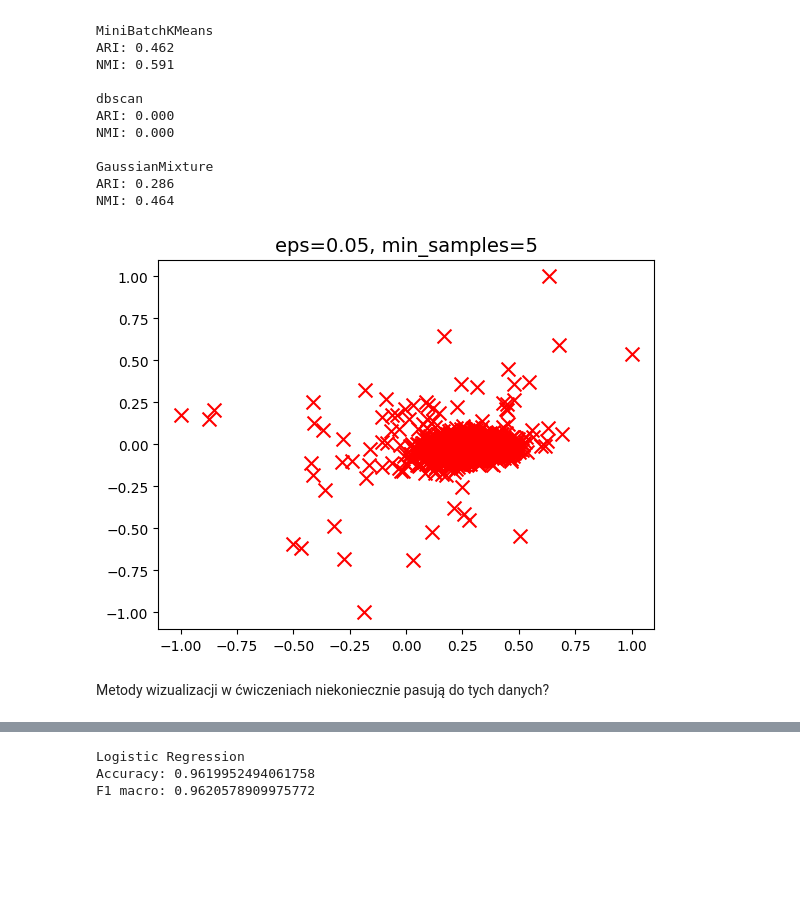
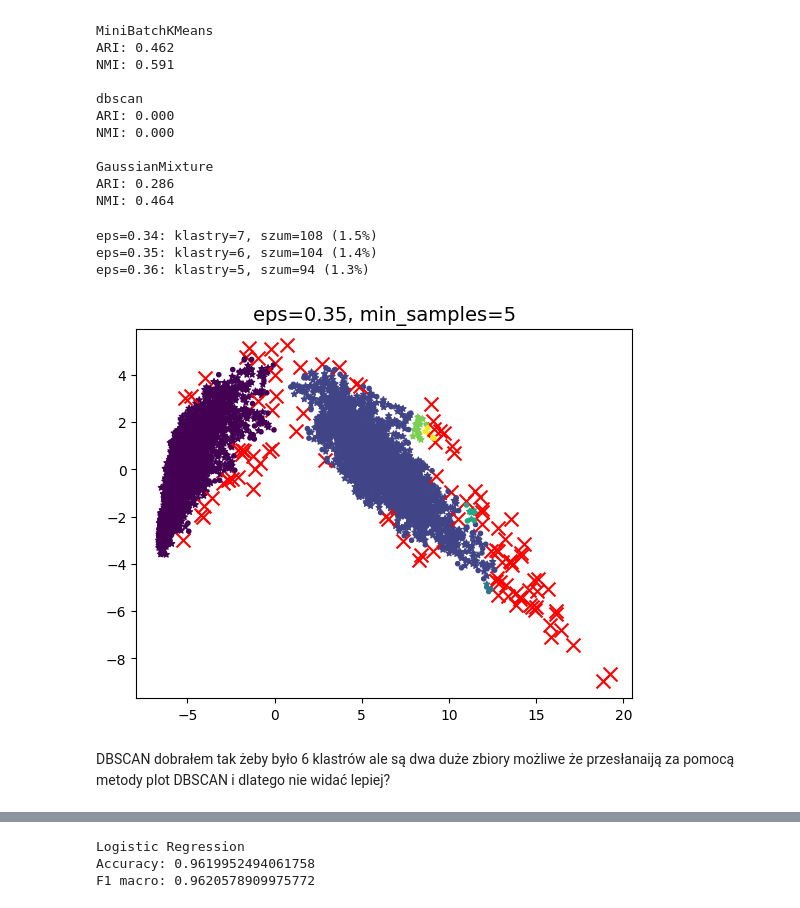
Before and after one commit to karolabramekkodilla/learning-git, a Jupyter notebook: 16.Clustering_zadanie/main.ipynb, the cells around one changed output, grey strips where cells are left out. Saved outputs shown, nothing was run; the diff lists cells and outputs as text; code cells hidden in the pictures; blank space fills up the shorter version.

```diff
--- a/16.Clustering_zadanie/main.ipynb
+++ b/16.Clustering_zadanie/main.ipynb
@@ -141,11 +141,35 @@ NMI: 0.000
 GaussianMixture
 ARI: 0.286
 NMI: 0.464
+# %%
+pca_2d = PCA(n_components=2, random_state=1)
+X_train_2d = pca_2d.fit_transform(X_train)
+# %%
+for eps in [0.34, 0.35, 0.36]:
+
+    dbscan = DBSCAN(
+        eps=eps,
+        min_samples=5
+    )
+
+    labels = dbscan.fit_predict(X_train_2d)
+
+    n_clusters = len(set(labels)) - (1 if -1 in labels else 0)
+    n_noise = np.sum(labels == -1)
+
+    print(
+        f"eps={eps}: klastry={n_clusters}, "
+        f"szum={n_noise} ({n_noise / len(labels):.1%})"
+    )
+# %% [output]
+eps=0.34: klastry=7, szum=108 (1.5%)
+eps=0.35: klastry=6, szum=104 (1.4%)
+eps=0.36: klastry=5, szum=94 (1.3%)
 # %%
-dbscan = DBSCAN(eps=0.05, min_samples=5)
-dbscan.fit(X_train)
-plot_dbscan(dbscan,X_train.to_numpy(),size=100)
+dbscan = DBSCAN(eps=0.35, min_samples=5)
+dbscan.fit(X_train_2d)
+plot_dbscan(dbscan,X_train_2d,size=5)
 # %% [output]
-[figure, old version]
+[figure, new version]
 # %% [markdown]
-Metody wizualizacji w ćwiczeniach niekoniecznie pasują do tych danych?
+DBSCAN dobrałem tak żeby było 6 klastrów ale są dwa duże zbiory możliwe że przesłanaiją za pomocą metody plot DBSCAN i dlatego nie widać lepiej?
```
Also changed, not shown: parts of 13 cells of this notebook.
